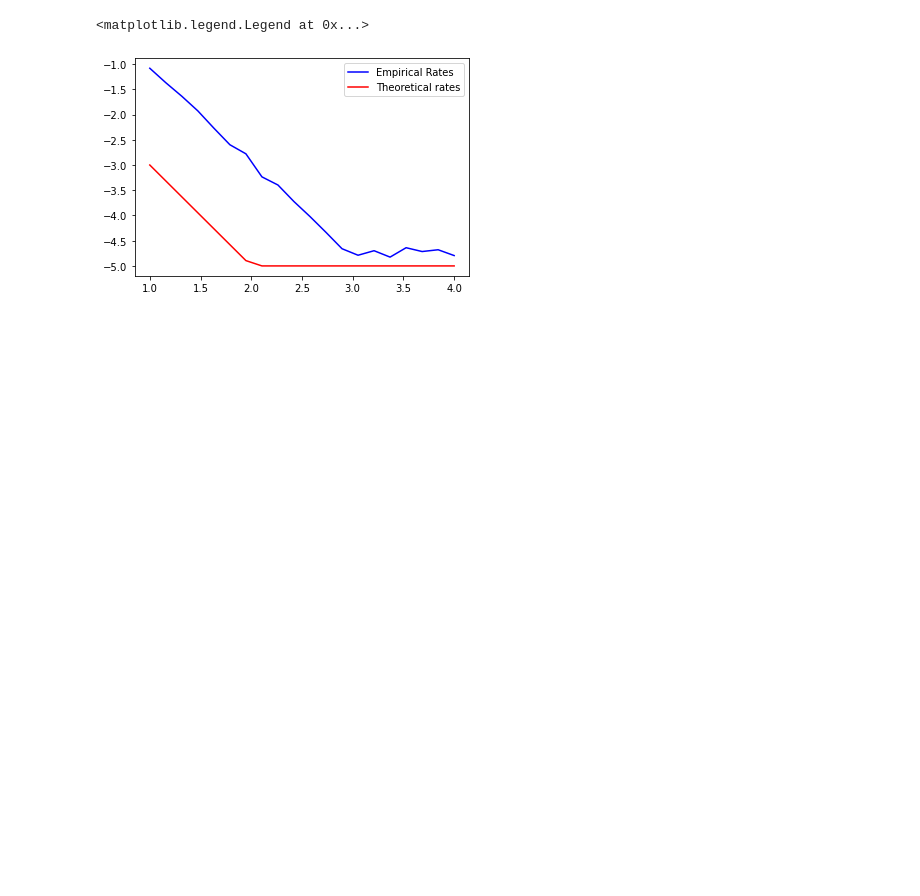
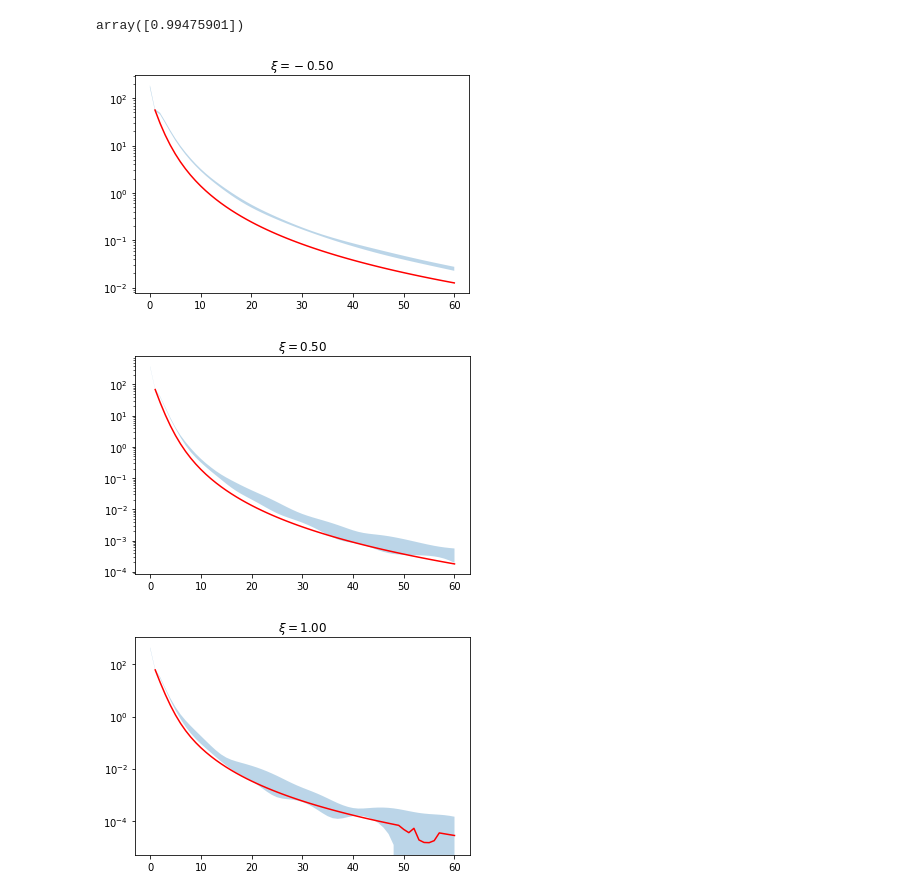
Before and after one commit to leonardocunha2107/Average-Case, a Jupyter notebook: final exps.ipynb, the cells around one changed output. Drawn from its saved outputs; the diff is of its cells as text; code cells hidden in the pictures; blank space fills up the shorter version.

```diff
--- a/final exps.ipynb
+++ b/final exps.ipynb
@@ -87,9 +96,41 @@ plt.legend()
-# %%
-plt.plot(betas,-np.asarray(coefs),c='b',label='Empirical Rates')
-plt.plot(betas,np.array(theo_slopes),c='r',label='Theoretical rates')
-plt.legend()
-
-##grad norm
-# %% [output]
-<matplotlib.legend.Legend at 0x...>
-[figure, removed]
+# %%
+f.L
+# %% [output]
+array([0.99475901])
+# %%
+def neste_rates(t,xi,tau,L=1):
+    alpha=1/L
+    def aux(x):
+        l1=scipy.special.eval_legendre(t,np.sqrt(1-alpha*x))
+        l2=scipy.special.eval_legendre(t+1,np.sqrt(1-alpha*x))
+        p= 2*((1-alpha*x)**((t+1)/2))/(alpha*x*t)*(np.sqrt(1-alpha*x)*l1-l2)
+        return p**2*(x**xi)*(L-x)**tau
+    return scipy.integrate.quad(aux,0,1)[0]
+def besselnator(t,xi,tau):
+    def aux(x):
+        p=scipy.special.jv(1,t*np.sqrt(x))/(t**2*x)*np.exp(-x*t)
+        return p*(x**xi)*(1-x)**tau
+    return scipy.integrate.quad(aux,0,1)[0]
+niter=60
+xis=[-0.5,0.5,1]
+for xi in xis:
+    logs=[]
+    for _ in range(5):
+        f=BetaQuadratic(xi=xi,n=1500)
+        log,_=nesterov(f,niter=niter,L=f.L)
+        logs.append(log['f'])
+    theo=np.array([neste_rates(t,xi+1,1/2) for t in np.arange(1,niter+1)])
+
+    logs=np.asarray(logs)
+    m,s=logs.mean(0),logs.std(0)
+    plt.fill_between(np.arange(niter+1),m-s,m+s,alpha=0.3)
+    #theo=gd_rates(np.arange(niter),xi,1,1/2,f.L)
+    plt.plot(np.arange(1,niter+1),theo*m[1]/theo[0],c='r')
+    #plt.xscale('log')
+    plt.yscale('log')
+    plt.title(r'$\xi=%.2f$'%xi)
+    plt.show()
+# %% [output]
+[figure, added]
+[figure, added]
+[figure, added]
```
Also changed, not shown: parts of 21 cells of this notebook, 4 other files.
